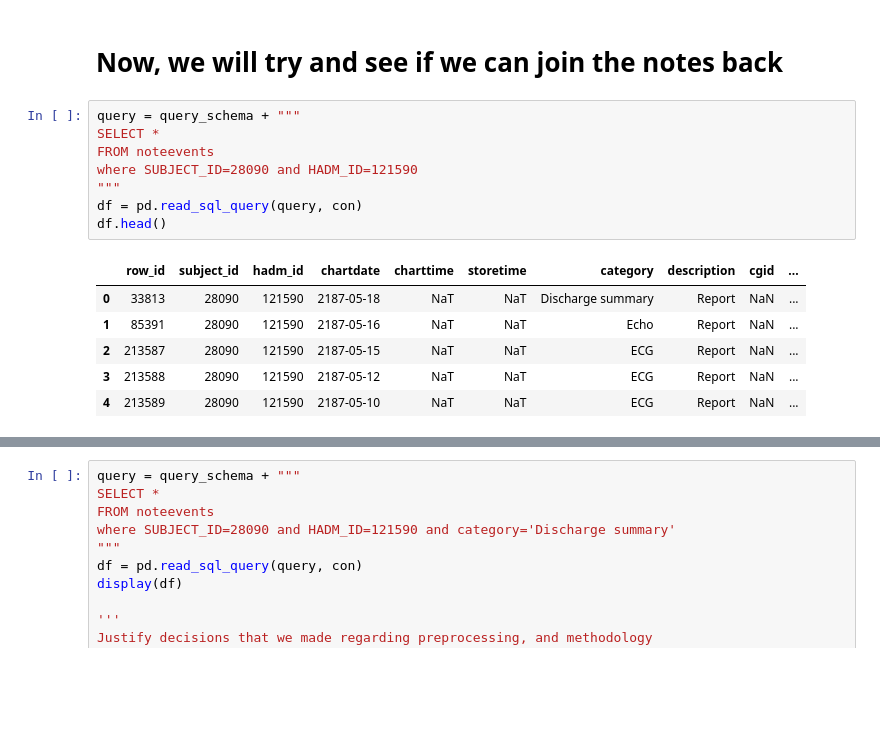
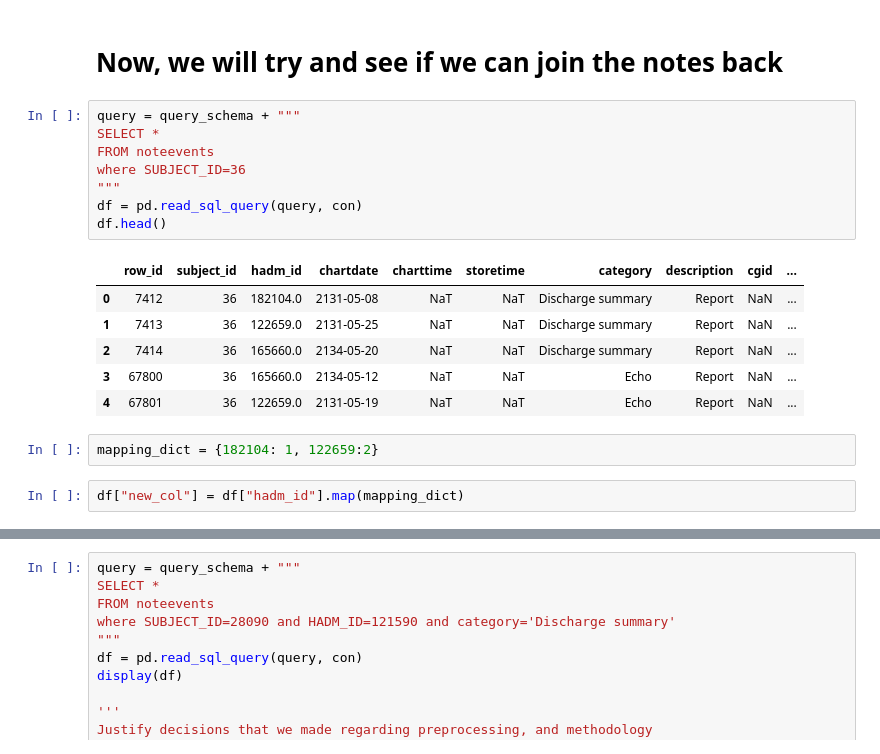
Before and after one commit to johntiger1/multimodal_fairness, a Jupyter notebook: MIMIC-Data-Explore.ipynb, the cells around one changed output, grey strips where cells are left out. Saved outputs shown, nothing was run; the diff lists cells and outputs as text; blank space fills up the shorter version.

```diff
--- a/MIMIC-Data-Explore.ipynb
+++ b/MIMIC-Data-Explore.ipynb
@@ -69,15 +104,19 @@ df.head()
 # %%
 query = query_schema + """
 SELECT *
 FROM noteevents
-where SUBJECT_ID=28090 and HADM_ID=121590
+where SUBJECT_ID=36
 """
 df = pd.read_sql_query(query, con)
 df.head()
 # %% [output]
 |  | row_id | subject_id | hadm_id | chartdate | charttime | storetime | category | description | cgid | ... |
-| 0 | 33813 | 28090 | 121590 | 2187-05-18 | NaT | NaT | Discharge summary | Report | NaN | ... |
-| 1 | 85391 | 28090 | 121590 | 2187-05-16 | NaT | NaT | Echo | Report | NaN | ... |
-| 2 | 213587 | 28090 | 121590 | 2187-05-15 | NaT | NaT | ECG | Report | NaN | ... |
-| 3 | 213588 | 28090 | 121590 | 2187-05-12 | NaT | NaT | ECG | Report | NaN | ... |
-| 4 | 213589 | 28090 | 121590 | 2187-05-10 | NaT | NaT | ECG | Report | NaN | ... |
+| 0 | 7412 | 36 | 182104.0 | 2131-05-08 | NaT | NaT | Discharge summary | Report | NaN | ... |
+| 1 | 7413 | 36 | 122659.0 | 2131-05-25 | NaT | NaT | Discharge summary | Report | NaN | ... |
+| 2 | 7414 | 36 | 165660.0 | 2134-05-20 | NaT | NaT | Discharge summary | Report | NaN | ... |
+| 3 | 67800 | 36 | 165660.0 | 2134-05-12 | NaT | NaT | Echo | Report | NaN | ... |
+| 4 | 67801 | 36 | 122659.0 | 2131-05-19 | NaT | NaT | Echo | Report | NaN | ... |
+# %%
+mapping_dict = {182104: 1, 122659:2}
+# %%
+df["new_col"] = df["hadm_id"].map(mapping_dict)
```
Also changed, not shown: parts of 7 cells of this notebook.
